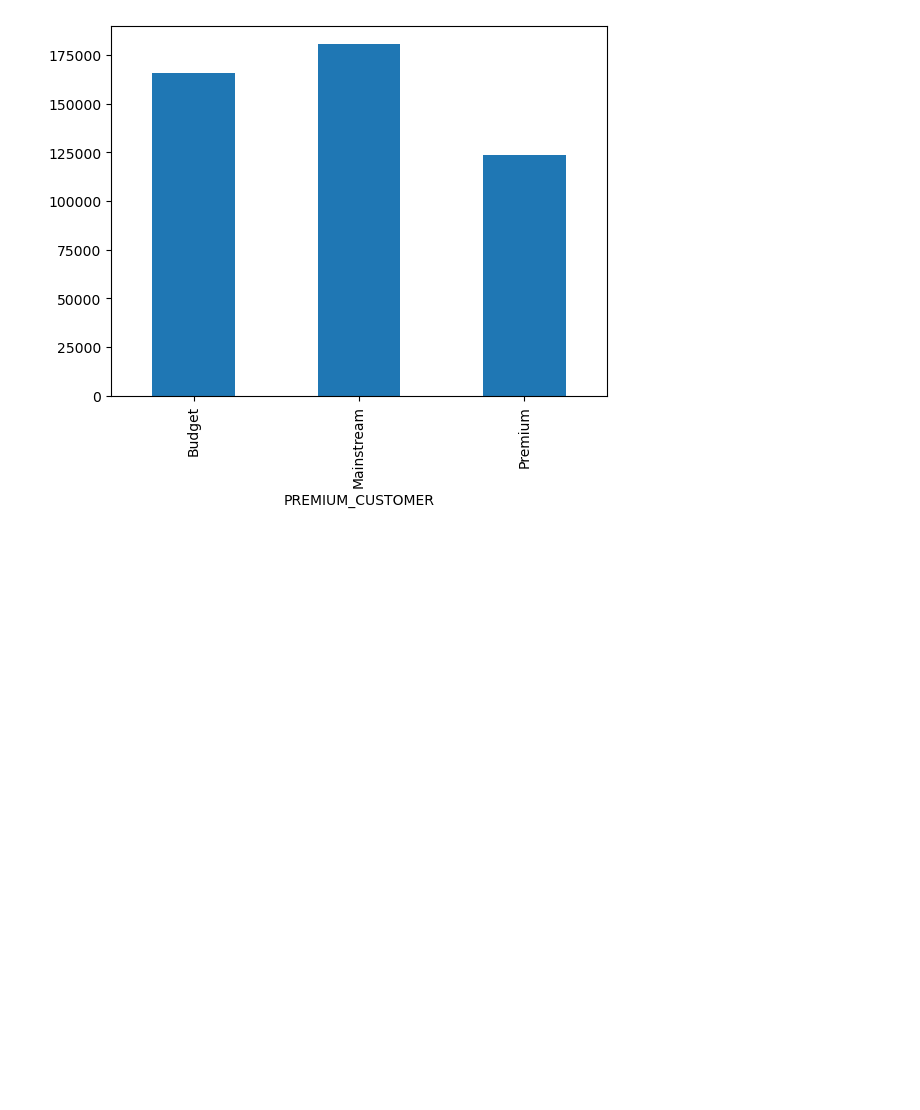
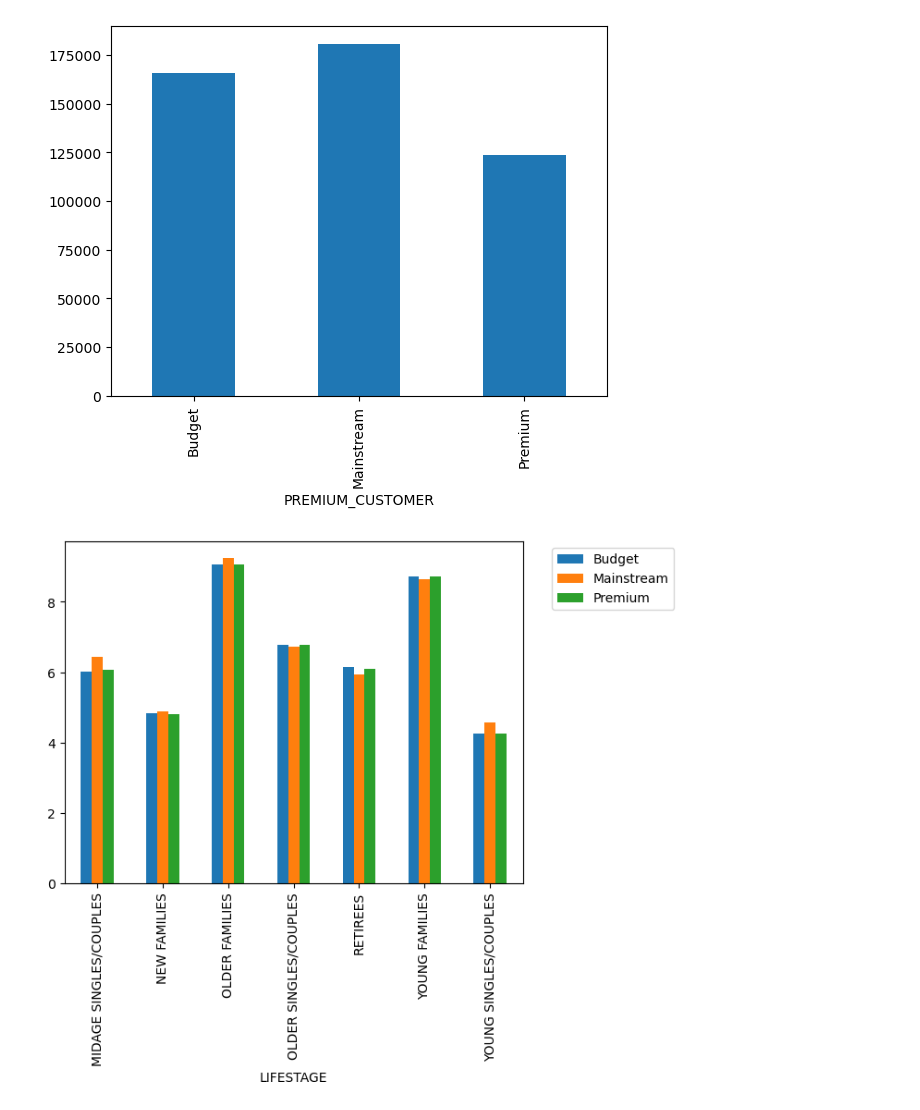
Before and after one commit to jn432/QuantiumVI, a Jupyter notebook: Task 1.ipynb, the cells around one changed output. Saved outputs shown, nothing was run; the diff lists cells and outputs as text; code cells hidden in the pictures; blank space fills up the shorter version.

```diff
--- a/Task 1.ipynb
+++ b/Task 1.ipynb
@@ -473,3 +473,11 @@ plt.show()
 #premium customers are much less likely to buy chips compared to budget customers despite their higher disposable income
 # %% [output]
 [figure]
+# %%
+#see how much an average customer buys per year
+average_customer = df.groupby(["LIFESTAGE","PREMIUM_CUSTOMER"])["PROD_QTY"].sum()/df.groupby(["LIFESTAGE","PREMIUM_CUSTOMER"])["LYLTY_CARD_NBR"].unique().apply(lambda x: len(x))
+average_customer.unstack("PREMIUM_CUSTOMER").fillna(0).plot.bar()
+plt.legend(bbox_to_anchor=(1.05, 1.0), loc='upper left')
+plt.show()
+# %% [output]
+[figure, added]
```
Also changed, not shown: parts of 3 cells of this notebook.
